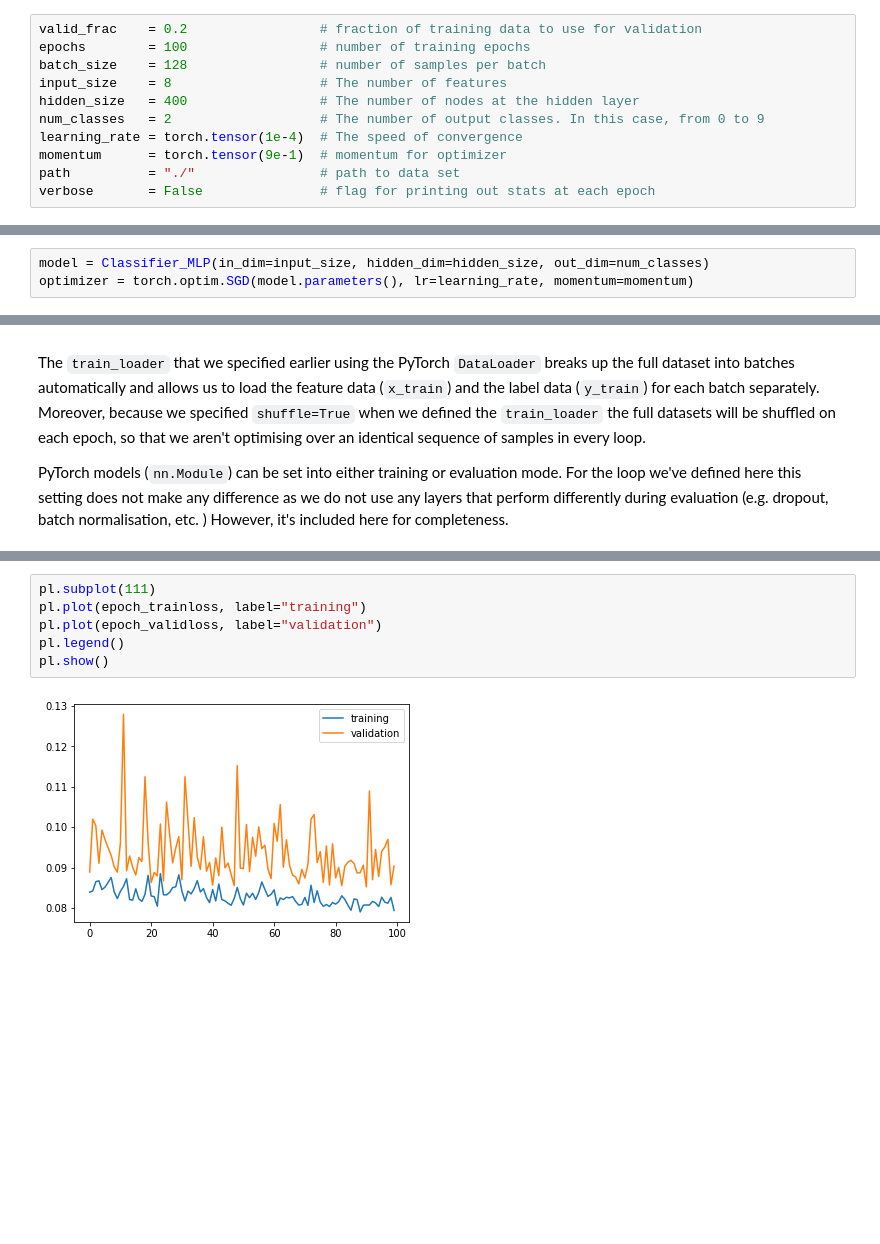
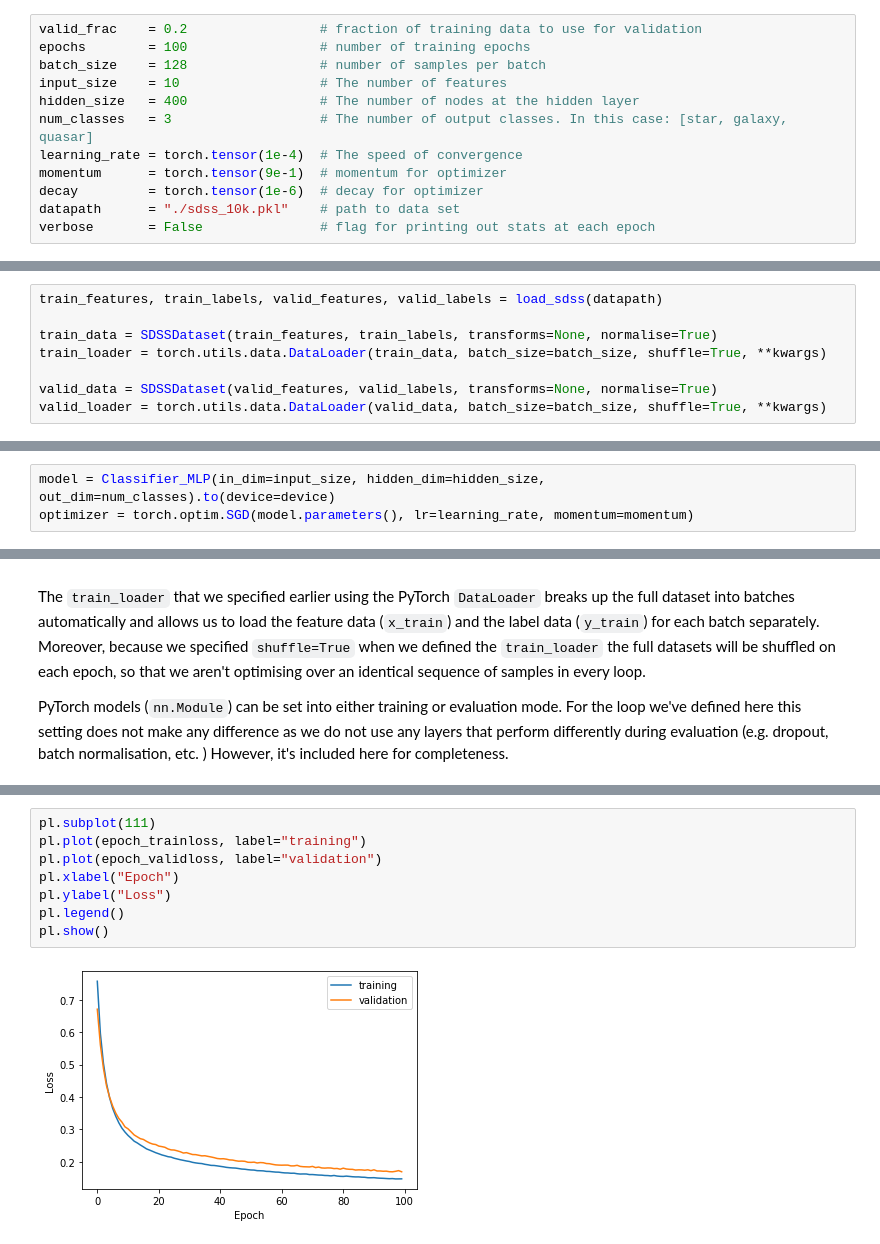
Before and after one commit to as595/GPU_tutorial, a Jupyter notebook: HTRU2_MLP.ipynb, the cells around one changed output, grey strips where cells are left out. Drawn from its saved outputs; the diff is of its cells as text; blank space fills up the shorter version.

```diff
--- a/HTRU2_MLP.ipynb
+++ b/HTRU2_MLP.ipynb
@@ -21,12 +25,13 @@ This next cell contains all the user defined variables for running our network t
 valid_frac    = 0.2                 # fraction of training data to use for validation
 epochs        = 100                 # number of training epochs
 batch_size    = 128                 # number of samples per batch
-input_size    = 8                   # The number of features
+input_size    = 10                  # The number of features
 hidden_size   = 400                 # The number of nodes at the hidden layer
-num_classes   = 2                   # The number of output classes. In this case, from 0 to 9
+num_classes   = 3                   # The number of output classes. In this case: [star, galaxy, quasar]
 learning_rate = torch.tensor(1e-4)  # The speed of convergence
 momentum      = torch.tensor(9e-1)  # momentum for optimizer
-path          = "./"                # path to data set
+decay         = torch.tensor(1e-6)  # decay for optimizer
+datapath      = "./sdss_10k.pkl"    # path to data set
 verbose       = False               # flag for printing out stats at each epoch
 # %% [markdown]
 In this next cell we are checking whether there is a GPU available for us to use. The `torch.cuda.is_available()` function returns a boolean (T/F), which lets us know. We can then set a `device` variable in our code that specifies which one of the available devices (GPU or CPU) we want to use.
@@ -108,9 +85,17 @@ valid_loader = Data.DataLoader(dataset=valid_dataset,
+# %%
+train_features, train_labels, valid_features, valid_labels = load_sdss(datapath)
+
+train_data = SDSSDataset(train_features, train_labels, transforms=None, normalise=True)
+train_loader = torch.utils.data.DataLoader(train_data, batch_size=batch_size, shuffle=True, **kwargs)
+
+valid_data = SDSSDataset(valid_features, valid_labels, transforms=None, normalise=True)
+valid_loader = torch.utils.data.DataLoader(valid_data, batch_size=batch_size, shuffle=True, **kwargs)
 # %% [markdown]
 Next we need to specify that we're using the `Classifier_MLP` model that we specified above and pass it the parameters it requires (`input_size`, `hidden_dim`, `out_dim`).
 
 We also specify which optimizer we'll use to train our network. Here I've implemented a classic [Stochastic Gradient Descent](https://en.wikipedia.org/wiki/Stochastic_gradient_descent) (SGD) optimiser, but there are [a wide range of optimizers available in the PyTorch library](https://pytorch.org/docs/stable/optim.html#algorithms). For most recent applications the [Adam](https://arxiv.org/abs/1412.6980) optimizer is used.
 # %%
-model = Classifier_MLP(in_dim=input_size, hidden_dim=hidden_size, out_dim=num_classes)
+model = Classifier_MLP(in_dim=input_size, hidden_dim=hidden_size, out_dim=num_classes).to(device=device)
 optimizer = torch.optim.SGD(model.parameters(), lr=learning_rate, momentum=momentum)
 # %% [markdown]
 The next cell contains the training loop for optimizing the parameters of our neural network. To train the network we loop through the full training data set multiple times. Each loop is called an *epoch*. However, we don't read the full dataset all at once in an individual epoch, instead we split it into *mini-batches* and we use the optimization algorithm to update the network parameters after each batch.
@@ -185,8 +170,10 @@ Wall time: 47.2 s
 # %%
 pl.subplot(111)
 pl.plot(epoch_trainloss, label="training")
 pl.plot(epoch_validloss, label="validation")
+pl.xlabel("Epoch")
+pl.ylabel("Loss")
 pl.legend()
 pl.show()
 # %% [output]
-[figure, old version]
+[figure, new version]
```
Also changed, not shown: parts of 10 cells of this notebook.
